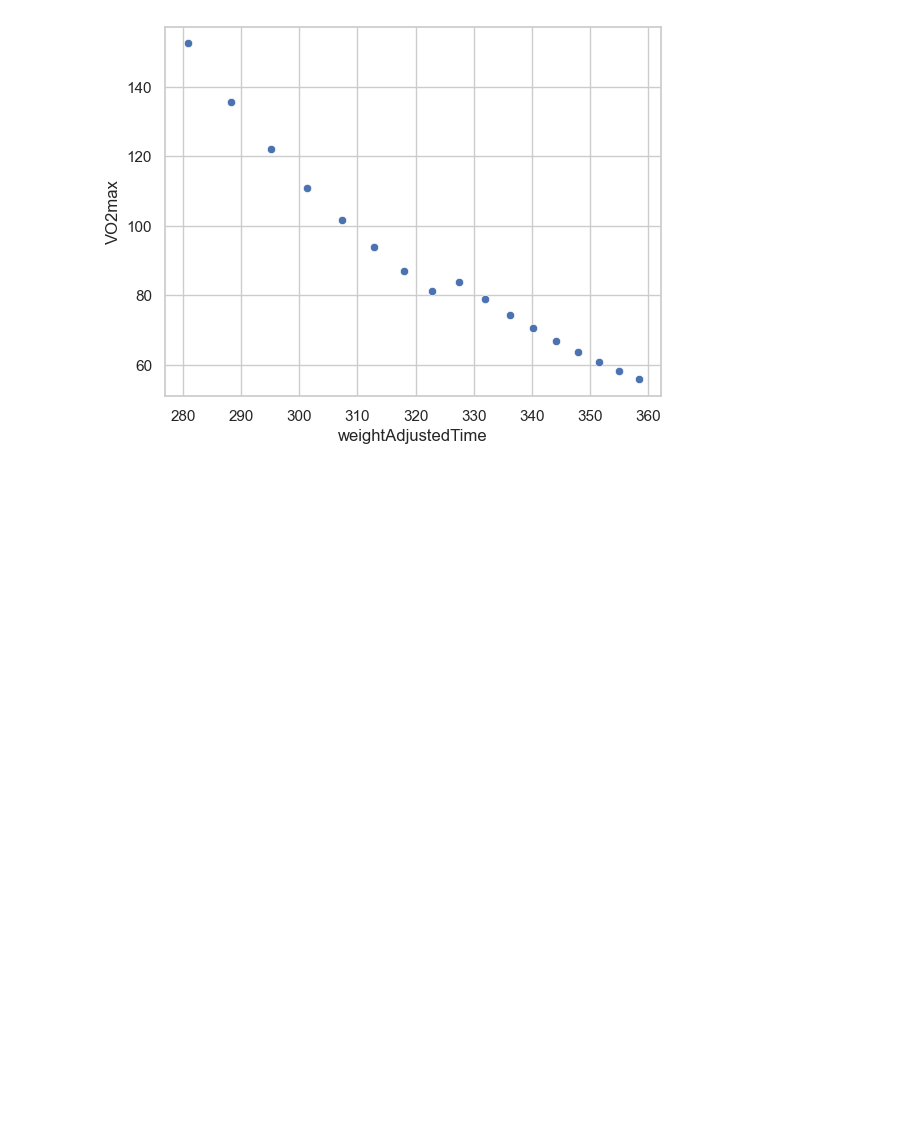
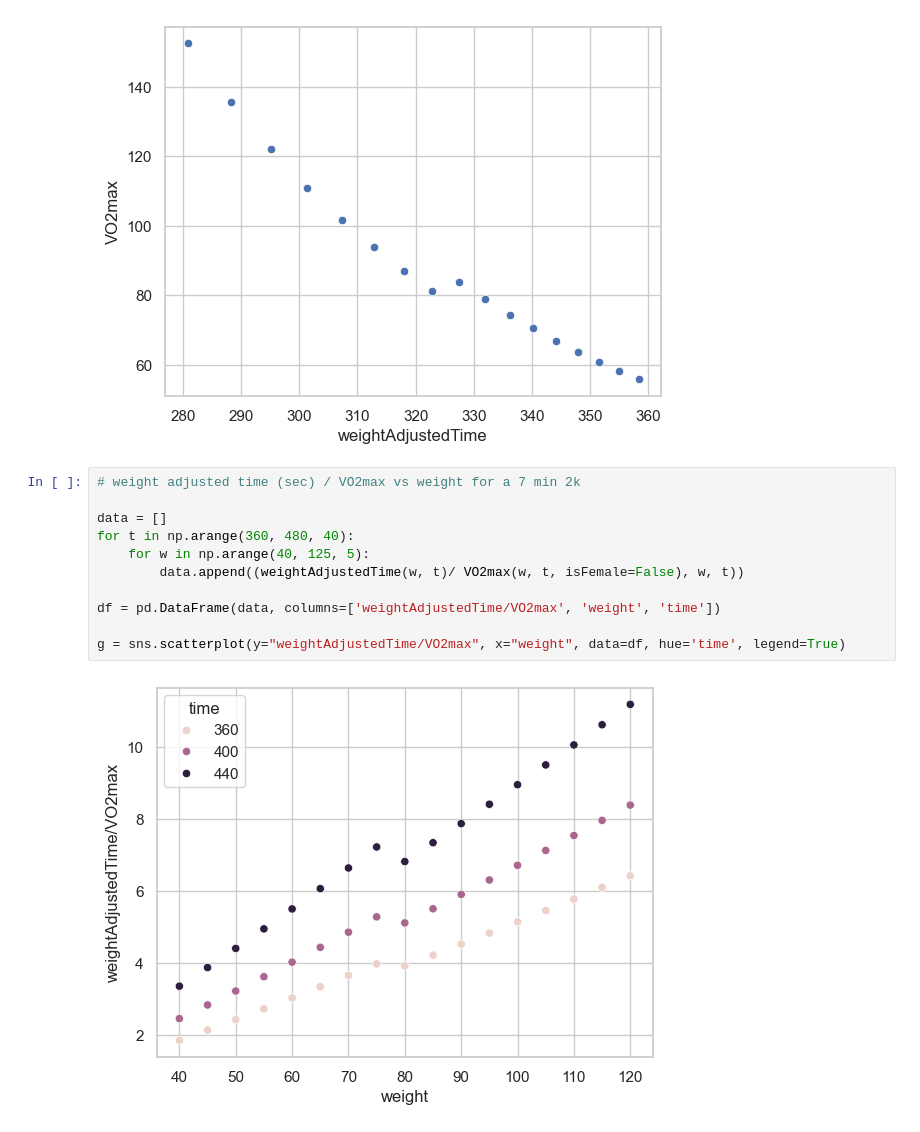
Before and after one commit to 0thomasholland/Erg, a Jupyter notebook: erg.ipynb, the cells around one changed output. Cells and saved outputs as stored; diff of their text form; blank space fills up the shorter version.

Commit message:
added weightadjusted/VO2max vs weight

```diff
--- a/erg.ipynb
+++ b/erg.ipynb
@@ -134,3 +134,16 @@ df = pd.DataFrame(data, columns=['weightAdjustedTime', 'VO2max', 'weight'])
 g = sns.scatterplot(x="weightAdjustedTime", y="VO2max", data=df, legend=False)
 # %% [output]
 [figure]
+# %%
+# weight adjusted time (sec) / VO2max vs weight for a 7 min 2k
+
+data = []
+for t in np.arange(360, 480, 40):
+    for w in np.arange(40, 125, 5):
+        data.append((weightAdjustedTime(w, t)/ VO2max(w, t, isFemale=False), w, t))
+
+df = pd.DataFrame(data, columns=['weightAdjustedTime/VO2max', 'weight', 'time'])
+
+g = sns.scatterplot(y="weightAdjustedTime/VO2max", x="weight", data=df, hue='time', legend=True)
+# %% [output]
+[figure, added]
```
